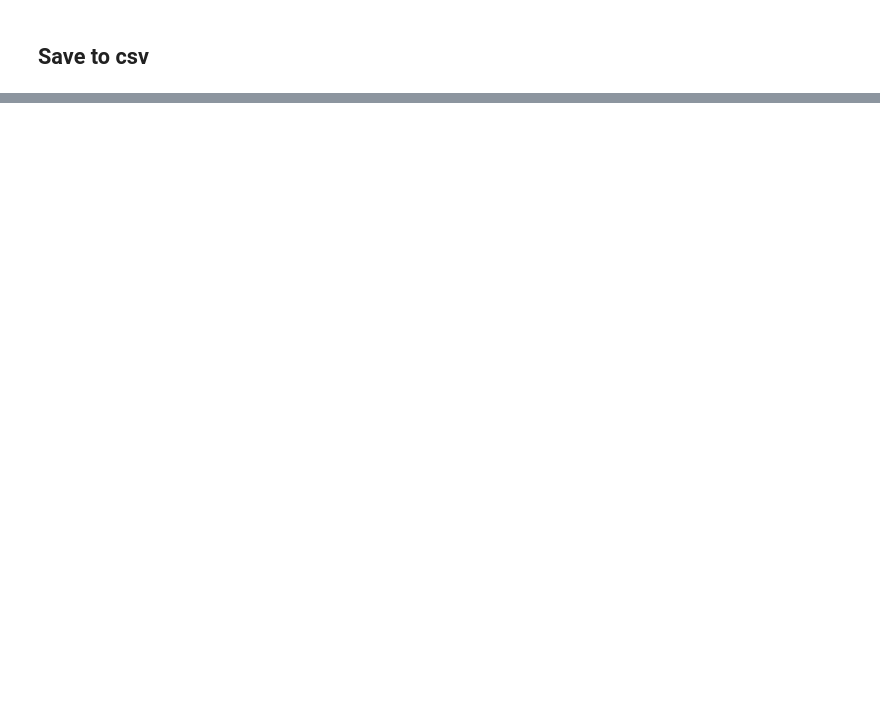
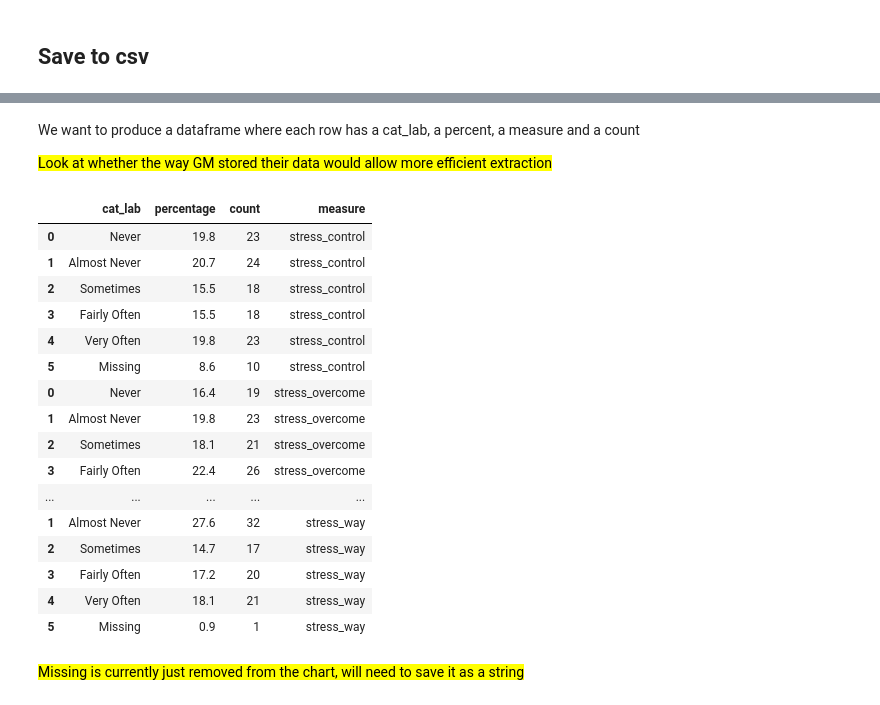
Before and after one commit to kailo-beewell/synthetic_standard_school_dashboards, a Jupyter notebook: create_and_process_data/4_aggregate_responses.ipynb, the cells around one changed output, grey strips where cells are left out. Drawn from its saved outputs; the diff is of its cells as text; code cells hidden in the pictures; blank space fills up the shorter version.

```diff
--- a/create_and_process_data/4_aggregate_responses.ipynb
+++ b/create_and_process_data/4_aggregate_responses.ipynb
@@ -145,0 +148,10 @@ result
+# %%
+chosen = result[
+    (result['measure'].isin(['stress_control', 'stress_overcome',
+                             'stress_confident', 'stress_way'])) &
+    (result['school_lab'] == 'School A') &
+    (result['year_group_lab'] == 'All') &
+    (result['gender_lab'] == 'All') &
+    (result['fsm_lab'] == 'All') &
+    (result['sen_lab'] == 'All')]
+chosen
@@ -145,0 +164,31 @@ result
+# %% [markdown]
+We want to produce a dataframe where each row has a cat_lab, a percent, a measure and a count
+
+<mark>Look at whether the way GM stored their data would allow more efficient extraction</mark>
+# %%
+df_list = []
+for index, row in chosen.iterrows():
+    df = pd.DataFrame(zip(row['cat_lab'], row['percentage'], row['count']),
+                          columns=['cat_lab', 'percentage', 'count'])
+    df['measure'] = row['measure']
+    df_list.append(df)
+chosen_result = pd.concat(df_list)
+chosen_result
+# %% [output]
+|  | cat_lab | percentage | count | measure |
+| 0 | Never | 19.8 | 23 | stress_control |
+| 1 | Almost Never | 20.7 | 24 | stress_control |
+| 2 | Sometimes | 15.5 | 18 | stress_control |
+| 3 | Fairly Often | 15.5 | 18 | stress_control |
+| 4 | Very Often | 19.8 | 23 | stress_control |
+| 5 | Missing | 8.6 | 10 | stress_control |
+| 0 | Never | 16.4 | 19 | stress_overcome |
+| 1 | Almost Never | 19.8 | 23 | stress_overcome |
+| 2 | Sometimes | 18.1 | 21 | stress_overcome |
+| 3 | Fairly Often | 22.4 | 26 | stress_overcome |
+| ... | ... | ... | ... | ... |
+| 1 | Almost Never | 27.6 | 32 | stress_way |
+| 2 | Sometimes | 14.7 | 17 | stress_way |
+| 3 | Fairly Often | 17.2 | 20 | stress_way |
+| 4 | Very Often | 18.1 | 21 | stress_way |
+| 5 | Missing | 0.9 | 1 | stress_way |
@@ -145,0 +197,2 @@ result
+# %% [markdown]
+<mark>Missing is currently just removed from the chart, will need to save it as a string</mark>
```
Also changed, not shown: parts of 16 cells of this notebook.
